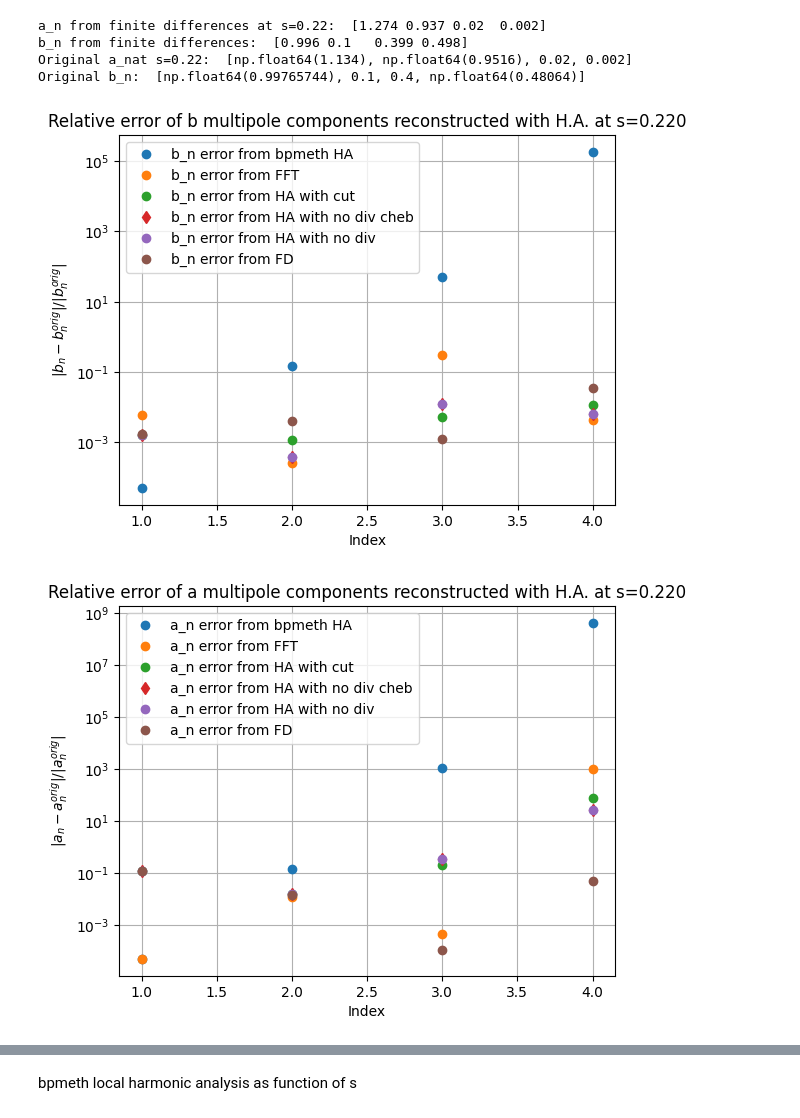
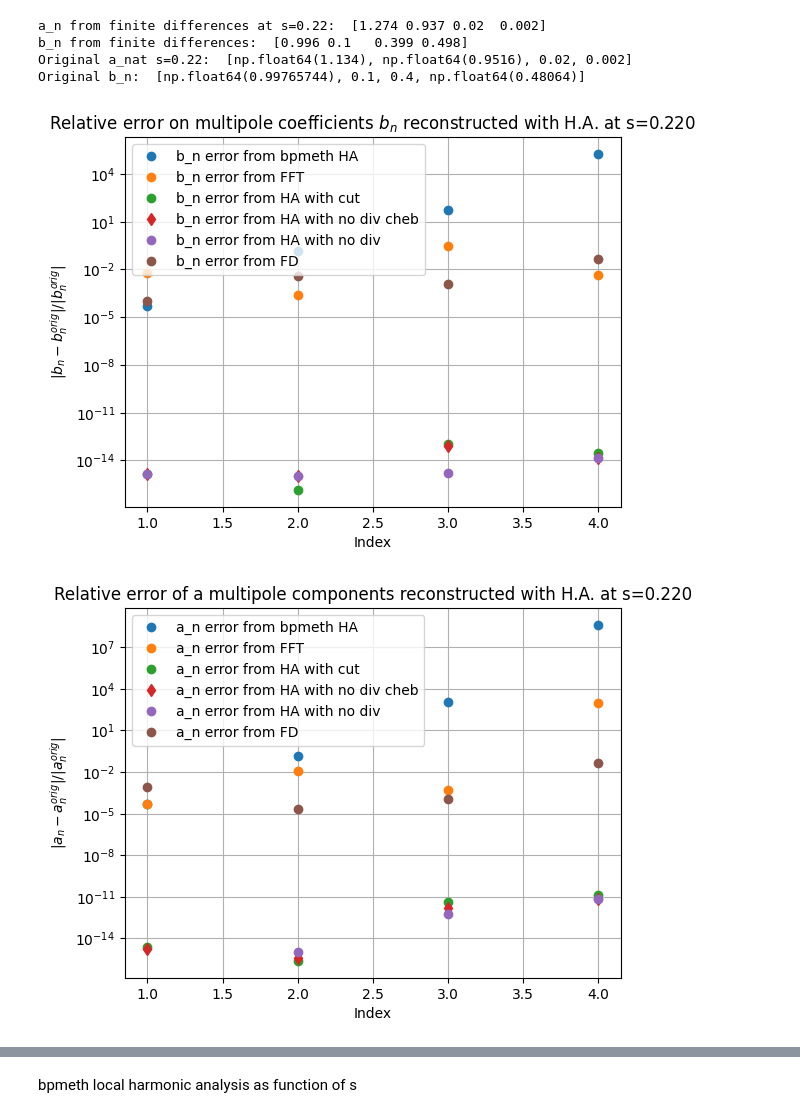
Before and after one commit to marcoliniF/bpmeth, a Jupyter notebook: preliminaryTrials/2.3abphiBABab_roundmeshgrid.ipynb, the cells around one changed output, grey strips where cells are left out. Drawn from its saved outputs; the diff is of its cells as text; code cells hidden in the pictures.

```diff
--- a/preliminaryTrials/2.3abphiBABab_roundmeshgrid.ipynb
+++ b/preliminaryTrials/2.3abphiBABab_roundmeshgrid.ipynb
@@ -539,12 +558,12 @@ def LHongrid_nodiv(ByiBxongrid, s_index, nk):
 # %%
 nk=4
 nl=nk//2+1
-sindex=25
+sindex=72
 s_fixed=ss[sindex]
 print("s fixed=",s_fixed)
 curlyix=curl_y+1j*curl_x
 origByiBx=By_ana+1j*Bx_ana #to check from the original field
-fieldyplusifieldx=curlyix # origByiBx or curlyix
+fieldyplusifieldx=origByiBx # origByiBx or curlyix
 print(fieldyplusifieldx.shape)
 dkgridout=dkongrid(Byibx_rts=fieldyplusifieldx, rr=rr, nk=nk,s_index=25)
 #plot dk(r)/r^|k|
@@ -590,9 +609,9 @@ a_eva = lambdify(s, a_coeffs, 'numpy')
 
 
 #recover them with different variation of the HA method:
-acurl_nodiv_cheb, bcurl_nodiv_cheb = LHongrid_nodiv_cheb(ByiBxongrid=fieldyplusifieldx, s_index=25, nk=nk)
-acurl_cut, bcurl_cut = LHongrid_cut(ByiBxongrid=fieldyplusifieldx, s_index=25, nk=nk)
-acurl_nodiv, bcurl_nodiv = LHongrid_nodiv(ByiBxongrid=fieldyplusifieldx, s_index=25, nk=nk)
+acurl_nodiv_cheb, bcurl_nodiv_cheb = LHongrid_nodiv_cheb(ByiBxongrid=fieldyplusifieldx, s_index=sindex, nk=nk)
+acurl_cut, bcurl_cut = LHongrid_cut(ByiBxongrid=fieldyplusifieldx, s_index=sindex, nk=nk)
+acurl_nodiv, bcurl_nodiv = LHongrid_nodiv(ByiBxongrid=fieldyplusifieldx, s_index=sindex, nk=nk)
 print("a_n from curl by no div cheb", acurl_nodiv_cheb)
 print("b_n from curl by no div cheb", bcurl_nodiv_cheb)
 print(f"original a_n(s={s_fixed:.3f}) = {a_eva(s_fixed)}")
@@ -652,7 +671,7 @@ origfieldmap = np.column_stack([
 ])
 origfieldmap =bpmeth.fieldmaps.Fieldmap(origfieldmap)
 # %%
-s_fixed = ss[72]
+s_fixed = ss[sindex]
 print(s_fixed)
 # %% [output]
 0.21999999999999997
@@ -685,7 +704,6 @@ datafieldmap = np.column_stack([
     curl_s.ravel()
 ])
 curlfieldmap =bpmeth.fieldmaps.Fieldmap(datafieldmap)
-s_fixed = ss[72]
 bnianfromcurl=curlfieldmap.harmonic_analysis_at_s(spos=s_fixed, order=4, rmin=rmin, rmax=rmax, nr=nr, radius=0.01 )
 
 bn=bnianfromcurl.real[:len(b_coeffs)]
@@ -739,33 +754,44 @@ Original b_n:  [np.float64(0.99765744), 0.1, 0.4, np.float64(0.48064)]
 # %%
 p=4#how many values to plot
 
 plt.yscale('log')
 plt.xlabel('Index')
-plt.title('Relative error of b multipole components reconstructed with H.A. at s=' + str(f"{s_fixed:.3f}"))
+plt.title('Relative error on multipole coefficients $b_n$ reconstructed with H.A. at s=' + str(f"{s_fixed:.3f}"))
 plt.plot(range(1,len(b_coeffs[:p])+1), np.abs(b_eva(s_fixed)[:p]-bn[:p])/b_eva(s_fixed)[:p], 'o', label='b_n error from bpmeth HA')
+#plt.plot(range(1,len(b_coeffs[:p])+1), np.abs(b_eva(s_fixed)[:p]-bnori[:p])/b_eva(s_fixed)[:p], 'o', label='b_n error from bpmeth HA') #directly from B and not from curl
 plt.plot(range(1,len(b_coeffs[:p])+1), np.abs(b_eva(s_fixed)[:p]-bnfft[:p])/b_eva(s_fixed)[:p], 'o', label='b_n error from FFT')
 plt.plot(range(1,len(b_coeffs[:p])+1), np.abs(b_eva(s_fixed)[:p]-bcurl_cut[:p])/b_eva(s_fixed)[:p], 'o', label='b_n error from HA with cut' )
-plt.plot(range(1,len(b_coeffs[:p])+1), np.abs(b_eva(s_fixed)[:p]-bcurl_nodiv_cheb[:p])/b_eva(s_fixed)[:p], "d",label='b_n error from HA with no div cheb' )
+plt.plot(range(1,len(b_coeffs[:p])+1), np.abs(b_eva(s_fixed)[:p]-bcurl_nodiv_cheb[:p])/b_eva(s_fixed)[:p], "d",label='b_n error from HA with no div cheb')
 plt.plot(range(1,len(b_coeffs[:p])+1), np.abs(b_eva(s_fixed)[:p]-bcurl_nodiv[:p])/b_eva(s_fixed)[:p], 'o', label='b_n error from HA with no div' )
 plt.plot(range(1,len(a_coeffs[:p])+1), np.abs(b_eva(s_fixed)[:p]-b_FD[:p,sindex])/b_eva(s_fixed)[:p], 'o', label='b_n error from FD' )
 plt.legend()
 plt.ylabel('$|b_n - b_n^{orig}|/|b_n^{orig}|$')
 plt.grid(True)
 plt.show()
 
 plt.yscale('log')
 plt.xlabel('Index')
 plt.title('Relative error of a multipole components reconstructed with H.A. at s=' + str(f"{s_fixed:.3f}"))
 plt.plot(range(1,len(a_coeffs[:p])+1), np.abs(a_eva(s_fixed)[:p]-an[:p])/a_eva(s_fixed)[:p], 'o', label='a_n error from bpmeth HA')
 plt.plot(range(1,len(a_coeffs[:p])+1), np.abs(a_eva(s_fixed)[:p]-anfft[:p])/a_eva(s_fixed)[:p], 'o', label='a_n error from FFT')
 plt.plot(range(1,len(b_coeffs[:p])+1), np.abs(a_eva(s_fixed)[:p]-acurl_cut[:p])/a_eva(s_fixed)[:p], 'o', label='a_n error from HA with cut' )
 plt.plot(range(1,len(b_coeffs[:p])+1), np.abs(a_eva(s_fixed)[:p]-acurl_nodiv_cheb[:p])/a_eva(s_fixed)[:p], "d",label='a_n error from HA with no div cheb' )
 plt.plot(range(1,len(b_coeffs[:p])+1), np.abs(a_eva(s_fixed)[:p]-acurl_nodiv[:p])/a_eva(s_fixed)[:p], 'o', label='a_n error from HA with no div' )
 plt.plot(range(1,len(a_coeffs[:p])+1), np.abs(a_eva(s_fixed)[:p]-a_FD[:p,sindex])/a_eva(s_fixed)[:p], 'o', label='a_n error from FD' )
 plt.legend()
 plt.ylabel('$|a_n - a_n^{orig}|/|a_n^{orig}|$')
 plt.grid(True)
 plt.show()
+
+plt.yscale('log')
+plt.xlabel('Index')
+plt.title('Relative error on multipole coefficients reconstructed with H.A. at s=' + str(f"{s_fixed:.3f}"))
+plt.plot(range(1,len(b_coeffs[:p])+1), np.abs(b_eva(s_fixed)[:p]-bcurl_nodiv_cheb[:p])/b_eva(s_fixed)[:p], "d",label='b_n error from HA with no div cheb')
+plt.plot(range(1,len(b_coeffs[:p])+1), np.abs(a_eva(s_fixed)[:p]-acurl_nodiv_cheb[:p])/a_eva(s_fixed)[:p], "d",label='a_n error from HA with no div cheb' )
+plt.legend()
+plt.ylabel('$|b_n - b_n^{orig}|/|b_n^{orig}|$')
+plt.grid(True)
+plt.show()
 # %% [output]
-[figure, old version]
+[figure, new version]
-[figure, old version]
+[figure, new version]
```
Also changed, not shown: parts of 14 cells of this notebook.
